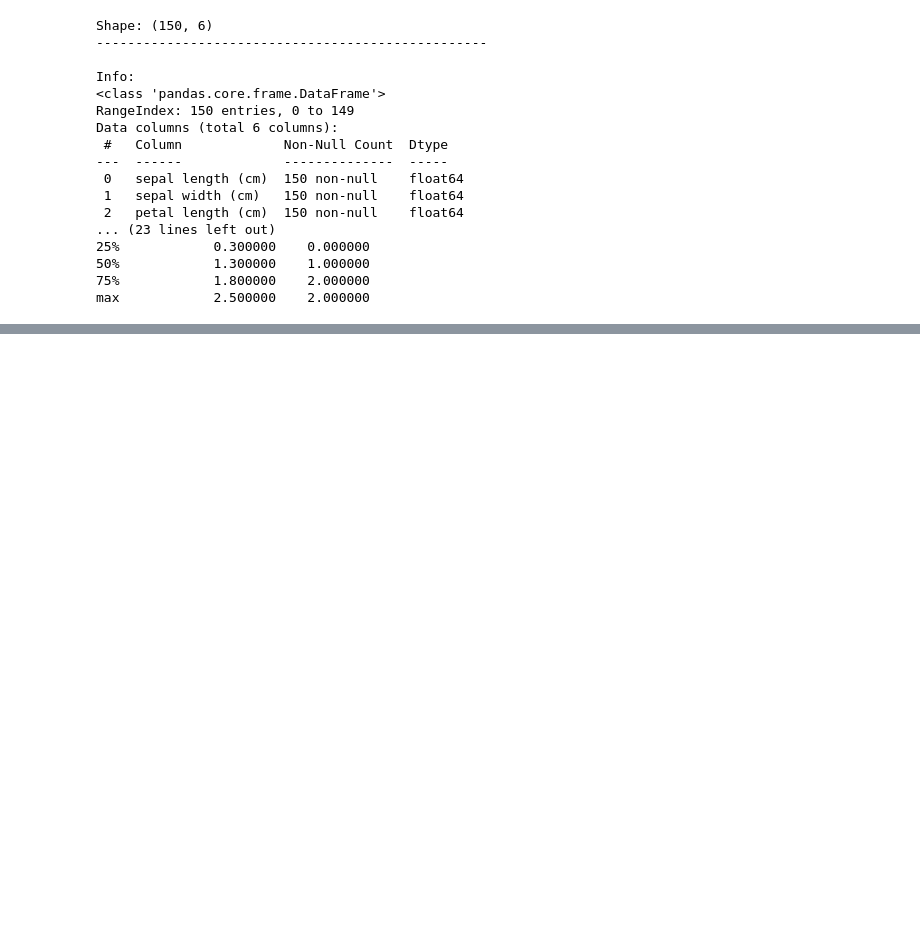
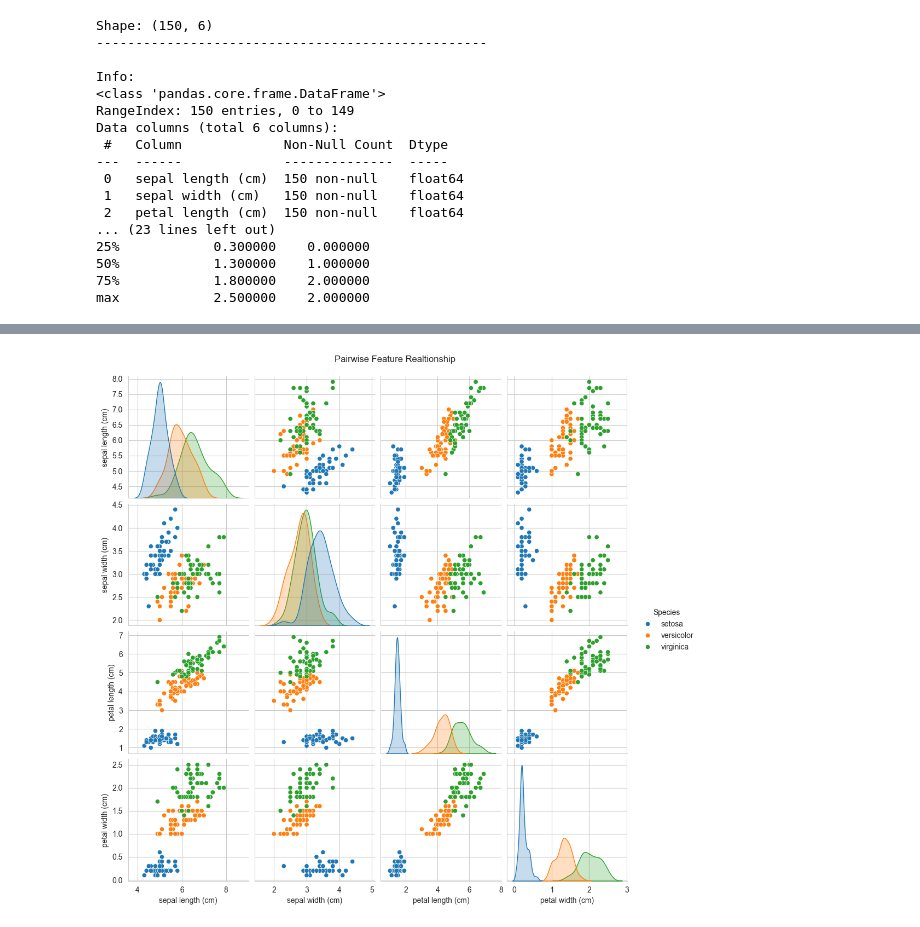
Before and after one commit to bibekpandey0521/eda_iris, a Jupyter notebook: iris_dataset_exploration.ipynb, the cells around one changed output, grey strips where cells are left out. Saved outputs shown, nothing was run; the diff lists cells and outputs as text; code cells hidden in the pictures; blank space fills up the shorter version.

```diff
--- a/iris_dataset_exploration.ipynb
+++ b/iris_dataset_exploration.ipynb
@@ -147,3 +147,8 @@ Data columns (total 6 columns):
 50%            1.300000    1.000000
 75%            1.800000    2.000000
 max            2.500000    2.000000
+# %%
+# convert to numpy arrays
+feature_cols = iris.feature_names
+X = df[feature_cols]
+Y = df["target"]
@@ -149,0 +240,9 @@ max            2.500000    2.000000
+# %%
+# pair plot with seaborn
+sns.set_style("whitegrid")
+
+sns.pairplot(df[feature_cols + ["Species"]] , hue="Species",diag_kind="kde")
+plt.suptitle("Pairwise Feature Realtionship",y=1.02)
+plt.show()
+# %% [output]
+[figure, added]
```
Also changed, not shown: parts of 12 cells of this notebook.
